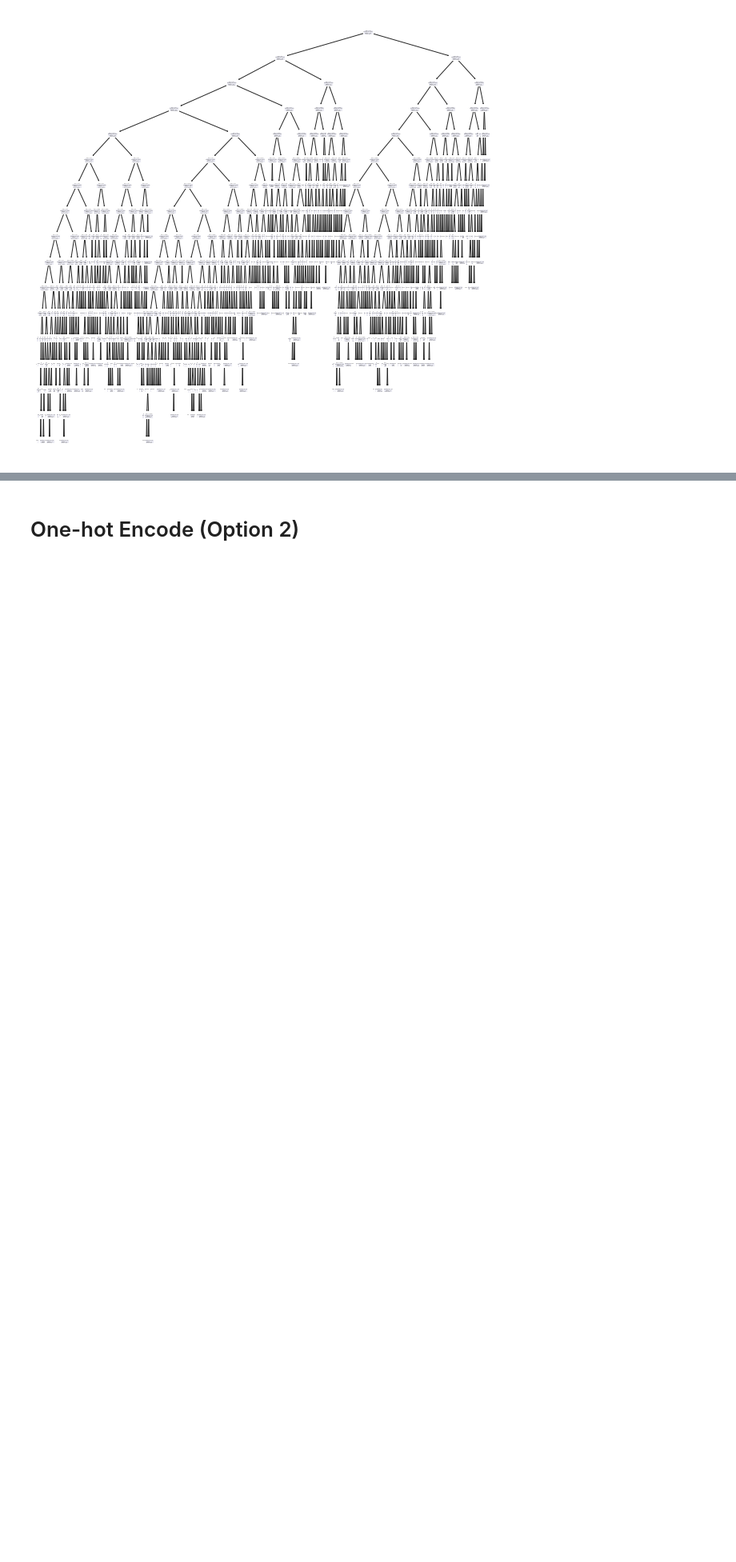
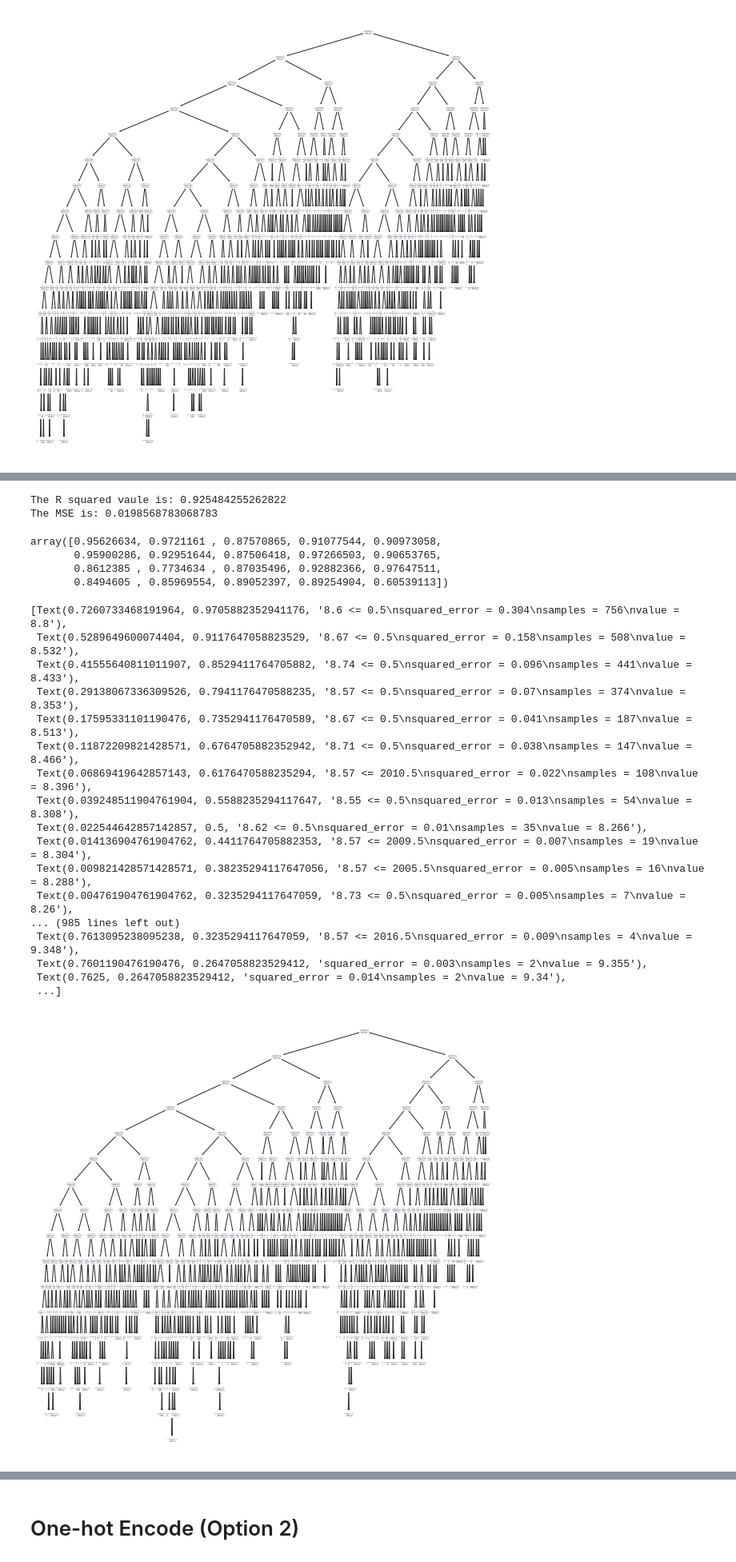
Before and after one commit to amicarellade/cs4342-finalp, a Jupyter notebook: Project.ipynb, the cells around one changed output, grey strips where cells are left out. Shown at 80% size. Drawn from its saved outputs; the diff is of its cells as text; code cells hidden in the pictures; blank space fills up the shorter version.

```diff
--- a/Project.ipynb
+++ b/Project.ipynb
@@ -360,0 +397,46 @@ print(feature_importances)
+# %%
+# Pruning the tree
+
+X = dfBag[['Year', 'Female', 'Male', 'All days','Weekdays', 'WeekendsHolidays', 'U15','15-24', '25-34','55-64', '65+']]
+y = dfBag['Hours']
+# %%
+x_train, x_test, y_train, y_test = train_test_split(X, y, test_size=0.2, random_state=42)
+# %%
+dregr = DecisionTreeRegressor(random_state=0)
+dregr.fit(x_train, y_train)
+pred = dregr.predict(x_test)
+print("The R squared vaule is:", dregr.score(x_test, y_test))
+print("The MSE is:", mean_squared_error(y_test, pred))
+# %% [output]
+The R squared vaule is: 0.925484255262822
+The MSE is: 0.0198568783068783
+# %%
+cross_val_score(dregr, X, y, cv=20)
+# %% [output]
+array([0.95626634, 0.9721161 , 0.87570865, 0.91077544, 0.90973058,
+       0.95900286, 0.92951644, 0.87506418, 0.97266503, 0.90653765,
+       0.8612385 , 0.7734634 , 0.87035496, 0.92882366, 0.97647511,
+       0.8494605 , 0.85969554, 0.89052397, 0.89254904, 0.60539113])
+# %%
+from sklearn import tree
+fig, ax = plt.subplots(figsize=(10,10))
+tree.plot_tree(dregr, feature_names=df['Hours'])
+# %% [output]
+[Text(0.7260733468191964, 0.9705882352941176, '8.6 <= 0.5\nsquared_error = 0.304\nsamples = 756\nvalue = 8.8'),
+ Text(0.5289649600074404, 0.9117647058823529, '8.67 <= 0.5\nsquared_error = 0.158\nsamples = 508\nvalue = 8.532'),
+ Text(0.41555640811011907, 0.8529411764705882, '8.74 <= 0.5\nsquared_error = 0.096\nsamples = 441\nvalue = 8.433'),
+ Text(0.29138067336309526, 0.7941176470588235, '8.57 <= 0.5\nsquared_error = 0.07\nsamples = 374\nvalue = 8.353'),
+ Text(0.17595331101190476, 0.7352941176470589, '8.67 <= 0.5\nsquared_error = 0.041\nsamples = 187\nvalue = 8.513'),
+ Text(0.11872209821428571, 0.6764705882352942, '8.71 <= 0.5\nsquared_error = 0.038\nsamples = 147\nvalue = 8.466'),
+ Text(0.06869419642857143, 0.6176470588235294, '8.57 <= 2010.5\nsquared_error = 0.022\nsamples = 108\nvalue = 8.396'),
+ Text(0.039248511904761904, 0.5588235294117647, '8.55 <= 0.5\nsquared_error = 0.013\nsamples = 54\nvalue = 8.308'),
+ Text(0.022544642857142857, 0.5, '8.62 <= 0.5\nsquared_error = 0.01\nsamples = 35\nvalue = 8.266'),
+ Text(0.014136904761904762, 0.4411764705882353, '8.57 <= 2009.5\nsquared_error = 0.007\nsamples = 19\nvalue = 8.304'),
+ Text(0.009821428571428571, 0.38235294117647056, '8.57 <= 2005.5\nsquared_error = 0.005\nsamples = 16\nvalue = 8.288'),
+ Text(0.004761904761904762, 0.3235294117647059, '8.73 <= 0.5\nsquared_error = 0.005\nsamples = 7\nvalue = 8.26'),
+... (985 lines left out)
+ Text(0.7613095238095238, 0.3235294117647059, '8.57 <= 2016.5\nsquared_error = 0.009\nsamples = 4\nvalue = 9.348'),
+ Text(0.7601190476190476, 0.2647058823529412, 'squared_error = 0.003\nsamples = 2\nvalue = 9.355'),
+ Text(0.7625, 0.2647058823529412, 'squared_error = 0.014\nsamples = 2\nvalue = 9.34'),
+ ...]
+[figure, added]
```
Also changed, not shown: parts of 24 cells of this notebook.
